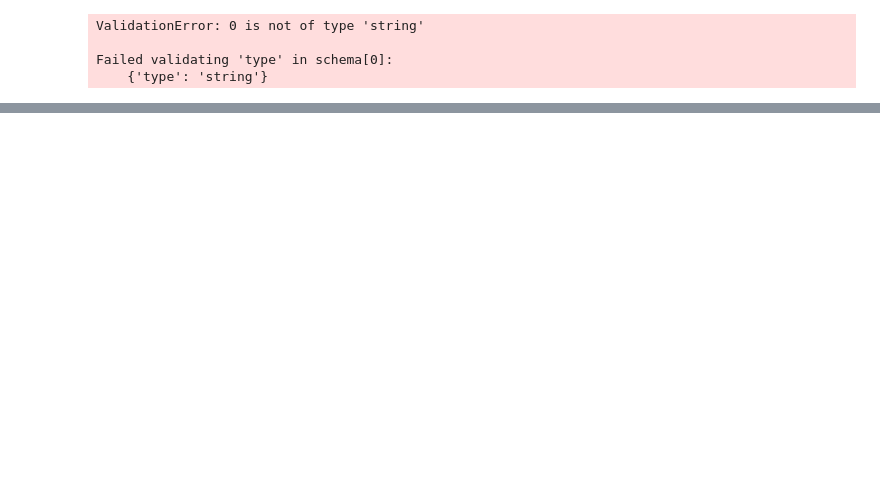
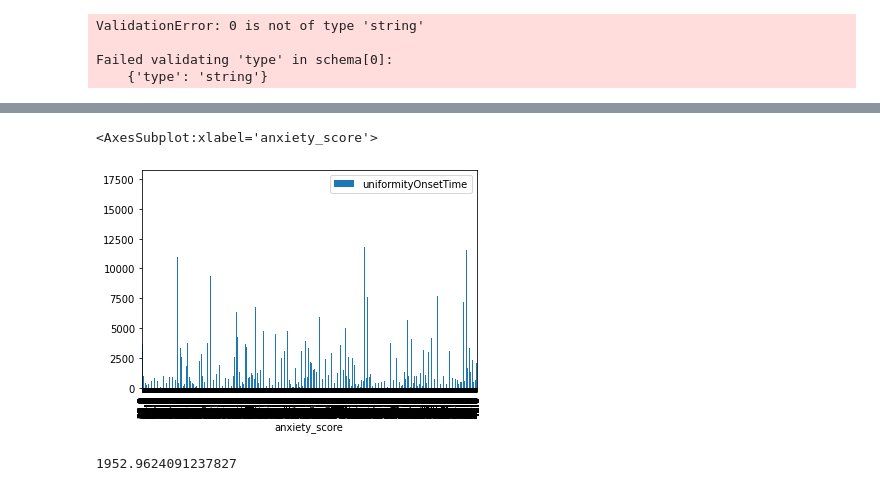
Before and after one commit to jimzhang629/OnlineUniformityIllusionStudy, a Jupyter notebook: ResultsAnalysis.ipynb, the cells around one changed output, grey strips where cells are left out. Drawn from its saved outputs; the diff is of its cells as text; code cells hidden in the pictures; blank space fills up the shorter version.

Commit message:
Get data and analyze

```diff
--- a/ResultsAnalysis.ipynb
+++ b/ResultsAnalysis.ipynb
@@ -25,6 +27,7 @@ ValidationError: 0 is not of type 'string'
 Failed validating 'type' in schema[0]:
     {'type': 'string'}
 # %%
+#get the depression and anxiety scores summed up
 for i in range(data.shape[0]):
 
     depression = data.iloc[i][1]
@@ -35,10 +38,12 @@ for i in range(data.shape[0]):
     anxiety = data.iloc[i][2]
     depression_score = int(depression['Sadness']) + int(depression['Pessimism']) + int(depression['Past Failure']) + int(depression['Loss of Pleasure']) + int(depression['Guilty Feelings']) + int(depression['Punishment Feelings']) + int(depression['Self-Dislike']) + int(depression['Suicidal Thoughts or Wishes']) + int(depression['Crying']) + int(depression['Agitation']) + int(depression['Loss of Interest']) + int(depression['Indecisiveness']) + int(depression['Worthlessness']) + int(depression['Loss of Energy']) + int(depression['Changes in Sleeping Pattern']) + int(depression['Irritability']) + int(depression['Changes in Appetite']) + int(depression['Tiredness or Fatigue']) + int(depression['Loss of Interest in Sex'])
     if "" in anxiety.values():
-        anxiety_score = 100000
+        anxiety_score = np.NaN
     else:
         anxiety_score = int(anxiety['Secure']) + int(anxiety['Worry']) + int(anxiety['Nervous']) + int(anxiety['Tension']) + int(anxiety['Calm']) + int(anxiety['Take Things Hard']) + int(anxiety['Self-Confidence']) + int(anxiety['Difficulties']) + int(anxiety['I Feel Blue']) + int(anxiety['Crying']) + int(anxiety['Disappointment']) + int(anxiety['Others Happy']) + int(anxiety['Satisfied']) + int(anxiety['Steady Person']) + int(anxiety["Can't Make Up Mind"]) + int(anxiety['I feel pleasant']) + int(anxiety['I tire quickly']) + int(anxiety['I feel rested'])
     depression['depression_score'] = depression_score
     anxiety['anxiety_score'] = anxiety_score
     data.iloc[i][1] = depression
     data.iloc[i][2] = anxiety
+# %%
+clean_df = pd.DataFrame(columns=['Participant', 'Stimulus', 'Condition', 'uniformityOnsetTime', 'depression_score', 'anxiety_score'])
@@ -44,0 +56,18 @@ for i in range(data.shape[0]):
+# %%
+#make clean df
+for i in range(data.shape[0]): #for each row
+    for j in range(1, data.shape[1]): #for each column entry in the row
+        entry = data.iloc[i][j] #grab each entry
+        if entry is None: #if there's no data for that trial, skip it
+            break
+
+        elif entry['sender'] == 'cf keyframe transitions' and j > 20: #if it's a test trial
+            if data.iloc[i][j+1]['correct'] == False or entry['ended_on'] == 'timeout': #check the next screen to see if they looked away or didn't press anything
+                break
+            else:
+                uniformityOnsetTime = entry['duration'] - entry['fadeTime'] #get how long it took for the illusion to take place
+                entry['uniformityOnsetTime'] = uniformityOnsetTime #add uniformity onset time to the entry
+                data.iloc[i][j] = entry #update data
+                clean_df.loc[len(clean_df)] = [i, entry['b'][3:-5], entry['b'][-5], entry['uniformityOnsetTime'], data.iloc[i][1]['depression_score'], data.iloc[i][2]['anxiety_score']] #add row to cleaned dataframe
+        else:
+            pass
@@ -44,0 +116,5 @@ for i in range(data.shape[0]):
+# %%
+clean_df.plot(x='anxiety_score', y='uniformityOnsetTime', kind='bar')
+# %% [output]
+<AxesSubplot:xlabel='anxiety_score'>
+[figure, added]
@@ -44,0 +123,4 @@ for i in range(data.shape[0]):
+# %%
+clean_df['uniformityOnsetTime'].mean()
+# %% [output]
+1952.9624091237827
```
Also changed, not shown: parts of 11 cells of this notebook, 5 other files.
